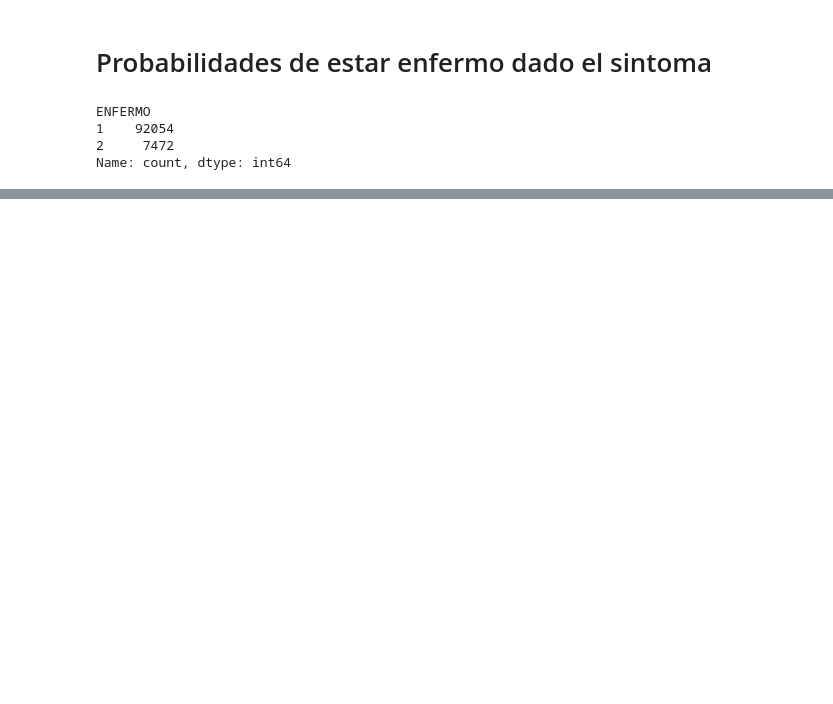
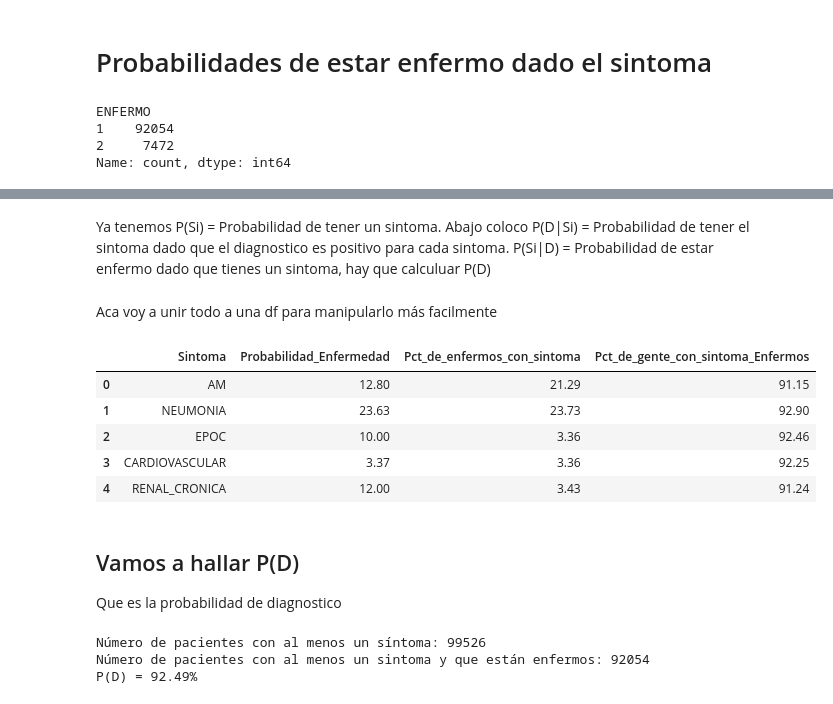
Before and after one commit to Polito9/Redes-Bayesianas, a Jupyter notebook: Daniel.ipynb, the cells around one changed output, grey strips where cells are left out. Cells and saved outputs as stored; diff of their text form; code cells hidden in the pictures; blank space fills up the shorter version.

```diff
--- a/Daniel.ipynb
+++ b/Daniel.ipynb
@@ -206,0 +300,2 @@ OTRO_CASO       18.23%      90.45%
+# %% [markdown]
+Ya tenemos P(Si) = Probabilidad de tener un sintoma. Abajo coloco P(D|Si) = Probabilidad de tener el sintoma dado que el diagnostico es positivo para cada sintoma. P(Si|D) = Probabilidad de estar enfermo dado que tienes un sintoma, hay que calculuar P(D)
@@ -206,0 +313,46 @@ OTRO_CASO       18.23%      90.45%
+# %% [markdown]
+Aca voy a unir todo a una df para manipularlo más facilmente
+# %%
+Ndata = {
+    'Sintoma': ["AM", "NEUMONIA", "EPOC", "CARDIOVASCULAR", "RENAL_CRONICA"],
+    'Probabilidad_Enfermedad': [12.8, 23.63, 10.0, 3.37, 12.0],
+    'Pct_de_enfermos_con_sintoma': [21.29, 23.73, 3.36, 3.36, 3.43],
+    'Pct_de_gente_con_sintoma_Enfermos': [91.15, 92.90, 92.46, 92.25, 91.24]
+}
+
+dfNdata = pd.DataFrame(Ndata)
+dfNdata
+# %% [output]
+|  | Sintoma | Probabilidad_Enfermedad | Pct_de_enfermos_con_sintoma | Pct_de_gente_con_sintoma_Enfermos |
+| 0 | AM | 12.80 | 21.29 | 91.15 |
+| 1 | NEUMONIA | 23.63 | 23.73 | 92.90 |
+| 2 | EPOC | 10.00 | 3.36 | 92.46 |
+| 3 | CARDIOVASCULAR | 3.37 | 3.36 | 92.25 |
+| 4 | RENAL_CRONICA | 12.00 | 3.43 | 91.24 |
+# %% [markdown]
+## Vamos a hallar P(D)
+
+Que es la probabilidad de diagnostico
+# %%
+# Condición booleana: al menos un síntoma mortífero
+filtro_mortiferos = data[mortiferos].any(axis=1)
+
+# Número de pacientes con al menos un síntoma mortífero
+num_pacientes = filtro_mortiferos.sum()
+print(f"Número de pacientes con al menos un síntoma: {num_pacientes}")
+
+# Condición booleana: pacientes enfermos
+filtro_enfermos = data['ENFERMO'] == 1
+
+# Combinar ambas condiciones
+pacientes_mortiferos_enfermos = data[filtro_mortiferos & filtro_enfermos]
+
+# Contar cuántos cumplen ambas condiciones
+num_pacientes_enfermos = len(pacientes_mortiferos_enfermos)
+print(f"Número de pacientes con al menos un sintoma y que están enfermos: {num_pacientes_enfermos}")
+p_D = round((num_pacientes_enfermos/num_pacientes)*100,2)
+print(f"P(D) = {p_D}%")
+# %% [output]
+Número de pacientes con al menos un síntoma: 99526
+Número de pacientes con al menos un sintoma y que están enfermos: 92054
+P(D) = 92.49%
```
Also changed, not shown: parts of 20 cells of this notebook.
